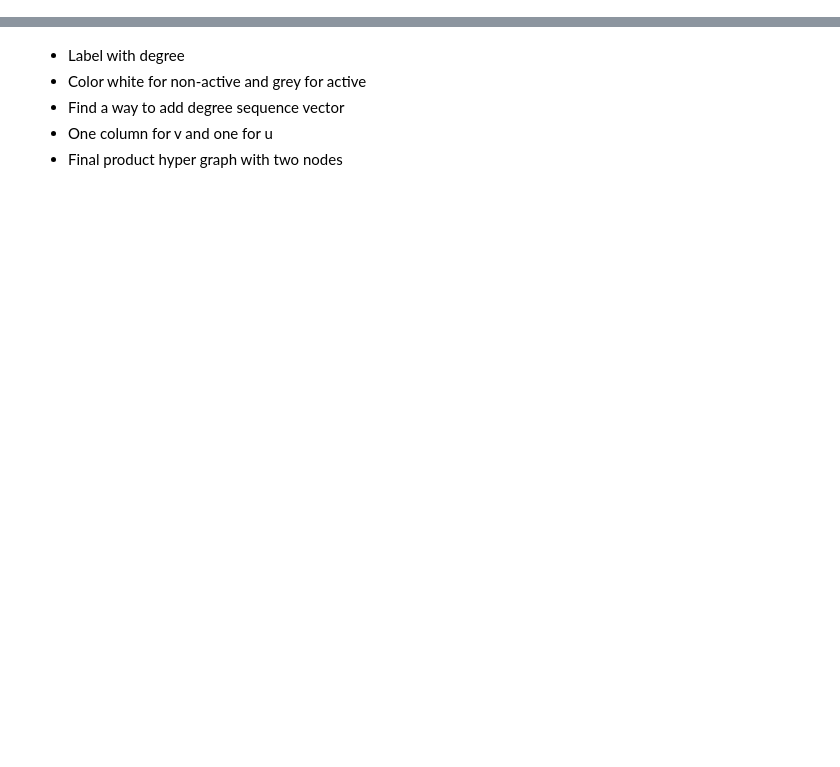
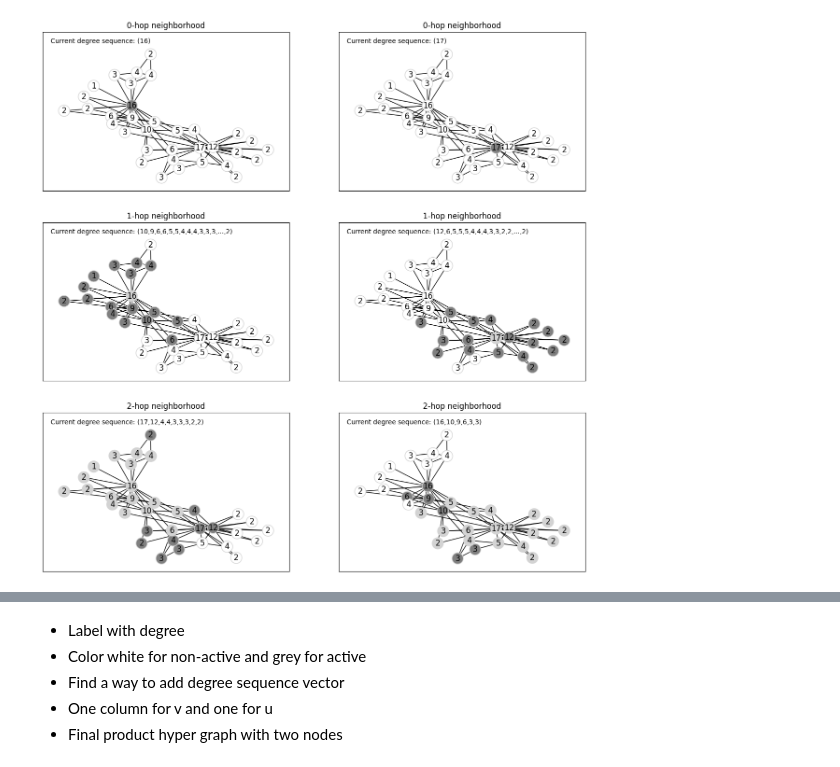
Before and after one commit to Nikolaj90/ImaginoTransference, a Jupyter notebook: structuralNetworkMigration/visuals/karateclubEx.ipynb, the cells around one changed output, grey strips where cells are left out. Drawn from its saved outputs; the diff is of its cells as text; code cells hidden in the pictures; blank space fills up the shorter version.

```diff
--- a/structuralNetworkMigration/visuals/karateclubEx.ipynb
+++ b/structuralNetworkMigration/visuals/karateclubEx.ipynb
@@ -43,3 +35,69 @@ pos = nx.spring_layout(G)
+# %%
+fig, ax = plt.subplots(3,2,figsize=(15,15))
+# pos = nx.spring_layout(G)
+node2degree = dict(nx.degree(G))
+
+# All nodes are set to white initially
+node_colors = {}
+for node in G.nodes():
+    node_colors[node] = "white"
+
+# Each column will color different nodes dependent on the origin node
+node_colors_v0 = node_colors.copy()
+node_colors_v1 = node_colors.copy()
+
+# For readability I create a function for getting degree sequence
+def getDegreeSeq(list_of_nodes):
+    degrees_ = sorted([str(node2degree[node_]) for node_ in list_of_nodes], reverse=True, key=lambda x: int(x))
+    degrees_ = ",".join(degrees_)
+    if len(degrees_) > 30:
+        degrees_start = degrees_[:25]
+        if degrees_start[-1] != ",":
+            degrees_start = degrees_start + ","
+        degrees_end = degrees_[-3]
+        if degrees_end[0] != ",":
+            degrees_end = "," + degrees_end
+        degrees_ = degrees_start + "..." + degrees_end
+    return "Current degree sequence: (" + degrees_ + ")"
+
+visited_v0 = []
+visited_v1 = []
+for i in range(3):
+    if i != 0:
+        for node_ in visited_v0:
+            node_colors_v0[node_] = "lightgrey"
+        for node_ in visited_v1:
+            node_colors_v1[node_] = "lightgrey"
+
+    v0_nodes_ = v0_neigh[i]
+    v1_nodes_ = v1_neigh[i]
+    visited_v0 = v0_nodes_
+    visited_v1 = v1_nodes_
+
+    for node_ in v0_nodes_:
+        node_colors_v0[node_] = "grey"
+    for node_ in v1_nodes_:
+        node_colors_v1[node_] = "grey"
+
+
+    nx.draw_networkx(G, with_labels=True, node_color= node_colors_v0.values(), ax=ax[i,0], edgecolors="lightgrey", pos=pos, labels=node2degree)
+    nx.draw_networkx(G, with_labels=True, node_color= node_colors_v1.values(), ax=ax[i,1], edgecolors="lightgrey", pos=pos, labels=node2degree)
+
+    ax[i,0].set_title(f"{i}-hop neighborhood")
+    ax[i,1].set_title(f"{i}-hop neighborhood")
+
+    v0_ds_text = getDegreeSeq(v0_nodes_)
+    v1_ds_text = getDegreeSeq(v1_nodes_)
+    ax[i,0].text(-0.75,1.15, v0_ds_text, zorder=10)
+    ax[i,1].text(-0.75,1.15, v1_ds_text, zorder=10)
+
+    ax[i,0].set_ylim(ymax=1.3)
+    ax[i,1].set_ylim(ymax=1.3)
+    ax[i,0]
+plt.savefig("karateGraph.jpg")
+plt.draw()
+# %% [output]
+[figure, added]
 # %%
 fig, ax = plt.subplots(3,2,figsize=(15,15))
 # pos = nx.spring_layout(G)
```
Also changed, not shown: parts of 5 cells of this notebook, 33 other files.
